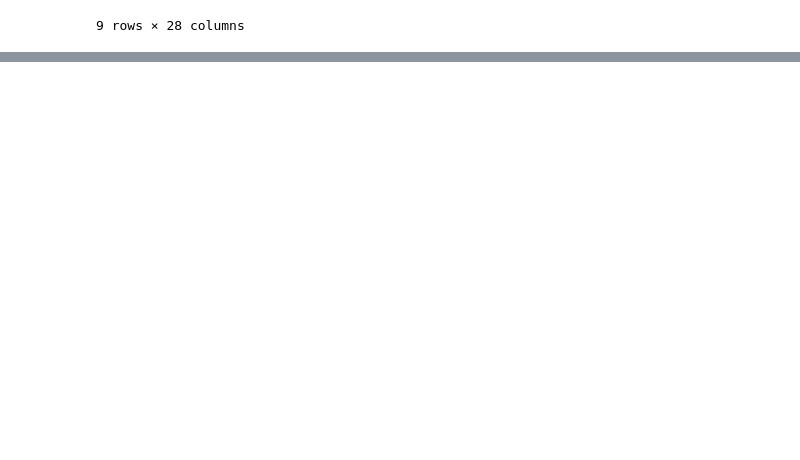
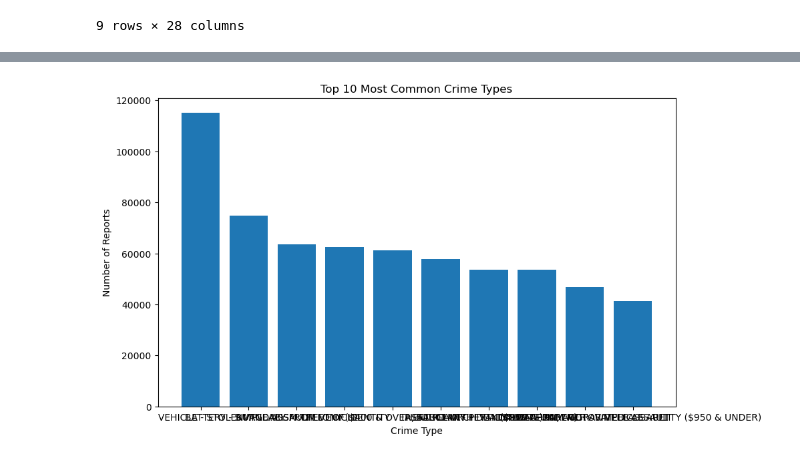
Before and after one commit to natalievitiello2005-arch/IA-340, a Jupyter notebook: Lab2.ipynb, the cells around one changed output, grey strips where cells are left out. Cells and saved outputs as stored; diff of their text form; code cells hidden in the pictures; blank space fills up the shorter version.

```diff
--- a/Lab2.ipynb
+++ b/Lab2.ipynb
@@ -168,0 +192,16 @@ df[df['Rpt Dist No'] >600]
+# %%
+import pandas as pd
+import matplotlib.pyplot as plt
+
+crime_data = pd.read_csv("s3://ia340-fall2025-nv/Crime_Data_from_2020_to_Present.csv")
+
+plt.figure(figsize=(10,6))
+plt.bar(crime_counts.index, crime_counts.values)
+
+
+plt.title("Top 10 Most Common Crime Types")
+plt.xlabel("Crime Type")
+plt.ylabel("Number of Reports")
+plt.show()
+# %% [output]
+[figure, added]
```
Also changed, not shown: parts of 11 cells of this notebook, 1 other file.
